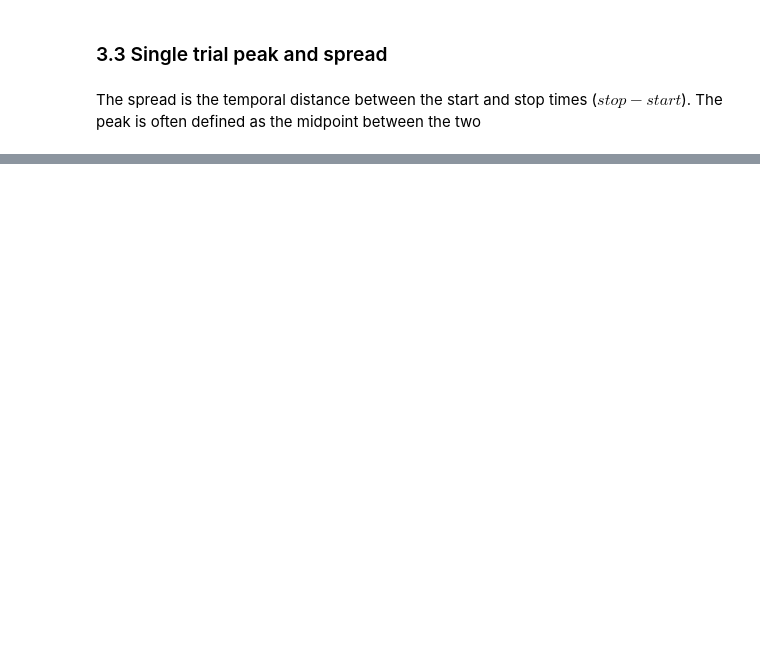
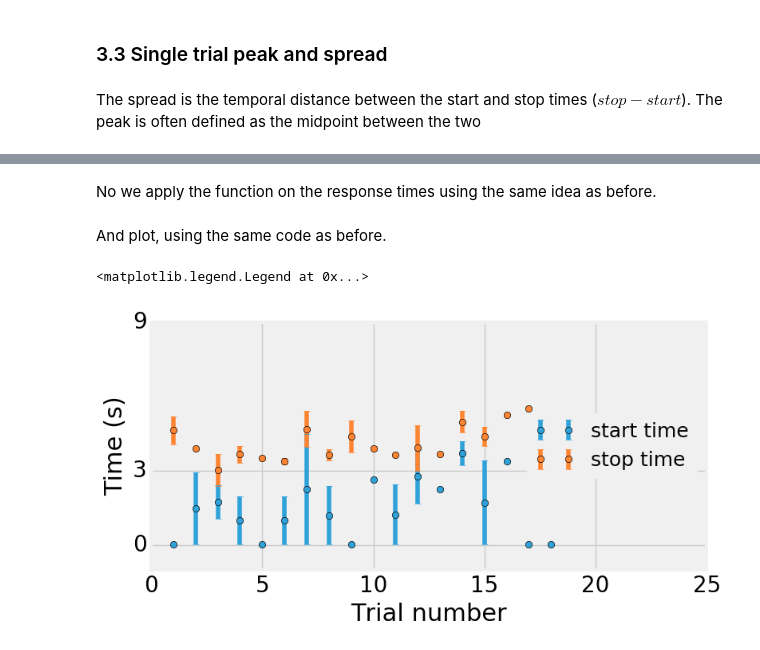
Before and after one commit to dfreestone/timing_tasks, a Jupyter notebook: Peak procedure/Peak_Analysis.ipynb, the cells around one changed output, grey strips where cells are left out. Cells and saved outputs as stored; diff of their text form; code cells hidden in the pictures; blank space fills up the shorter version.

```diff
--- a/Peak procedure/Peak_Analysis.ipynb
+++ b/Peak procedure/Peak_Analysis.ipynb
@@ -370,0 +402,41 @@ starts_stops.groupby("participant").agg(["mean", "sem"])
+# %% [markdown]
+No we apply the function on the response times using the same idea as before.
+# %%
+pi_trials = data[data.trial_type == "Peak"]
+
+# In python, its easy to chain commands together in a human readable way.
+starts_stops = (pi_trials.groupby(["participant", "cumulative_trial"])
+                         .response_time           # operate on the response_time column
+                         .apply(starts_and_stops)  # apply the function
+                         .apply(pd.Series)        # convert output to separate columns
+                         .reset_index()           # turn indices into columns
+                         .rename(columns={0:"start_time", 1:"stop_time"})      # give the output useful names
+                )
+
+mean_start_stops = starts_stops.groupby("cumulative_trial").agg(["mean", "sem"])
+mean_start_stops = mean_start_stops.reset_index()
+# %% [markdown]
+And plot, using the same code as before.
+# %%
+fig, ax = plt.subplots(figsize=(8,4))
+ax.errorbar(mean_start_stops["cumulative_trial"],
+             mean_start_stops.start_time["mean"],
+             mean_start_stops.start_time["sem"],
+             linestyle="", fmt="o",
+             label="start time")
+ax.errorbar(mean_start_stops["cumulative_trial"],
+             mean_start_stops.stop_time["mean"],
+             mean_start_stops.stop_time["sem"],
+             linestyle="", fmt="o", color="#ff8533",
+             label="stop time")
+
+ax.set_xlim((0, 25))
+ax.set_ylim((-1, 9))
+ax.set_xlabel("Trial number", fontsize=22)
+ax.set_ylabel("Time (s)", fontsize=22)
+ax.tick_params(labelsize=20)
+ax.set_yticks([0, 3, 9]);
+ax.legend(loc="center right", fontsize=18)
+# %% [output]
+<matplotlib.legend.Legend at 0x...>
+[figure, added]
```
Also changed, not shown: parts of 6 cells of this notebook.
